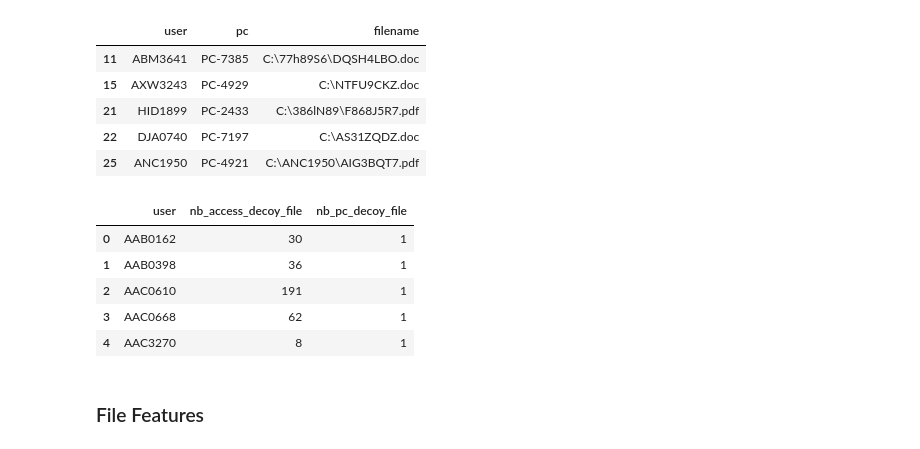
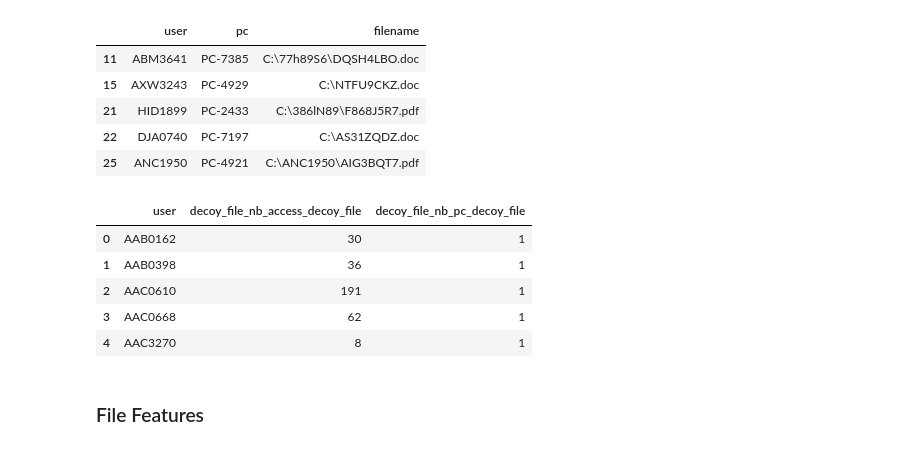
Before and after one commit to SamiKarboubi/CERT-Insider-Threat-Detection, a Jupyter notebook: features_extraction.ipynb, the cells around one changed output. Drawn from its saved outputs; the diff is of its cells as text; code cells hidden in the pictures.

```diff
--- a/features_extraction.ipynb
+++ b/features_extraction.ipynb
@@ -461,13 +585,13 @@ file_decoy.head()
 | 25 | ANC1950 | PC-4921 | C:\ANC1950\AIG3BQT7.pdf |
 # %%
 file_decoy_features = file_decoy.groupby('user').agg(
-    nb_access_decoy_file = ('filename','count'),
-    nb_pc_decoy_file = ('pc','nunique')
+    decoy_file_nb_access_decoy_file = ('filename','count'),
+    decoy_file_nb_pc_decoy_file = ('pc','nunique')
 ).reset_index()
 
 file_decoy_features.head()
 # %% [output]
-|  | user | nb_access_decoy_file | nb_pc_decoy_file |
+|  | user | decoy_file_nb_access_decoy_file | decoy_file_nb_pc_decoy_file |
 | 0 | AAB0162 | 30 | 1 |
 | 1 | AAB0398 | 36 | 1 |
 | 2 | AAC0610 | 191 | 1 |
```
Also changed, not shown: parts of 43 cells of this notebook.
